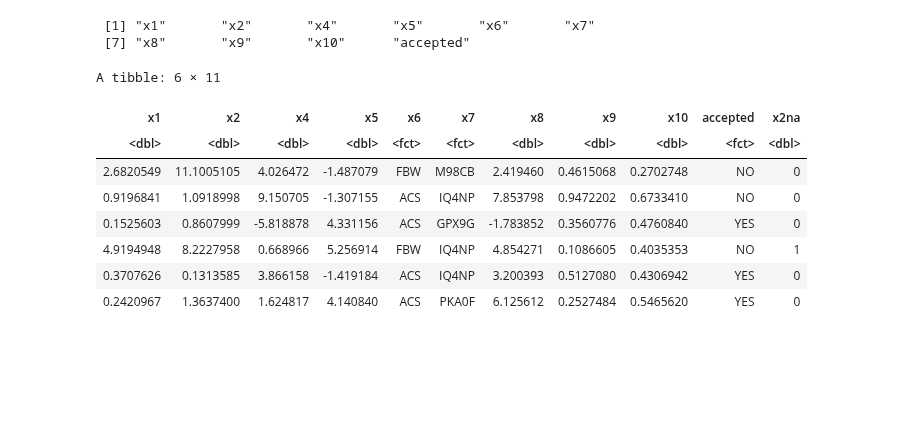
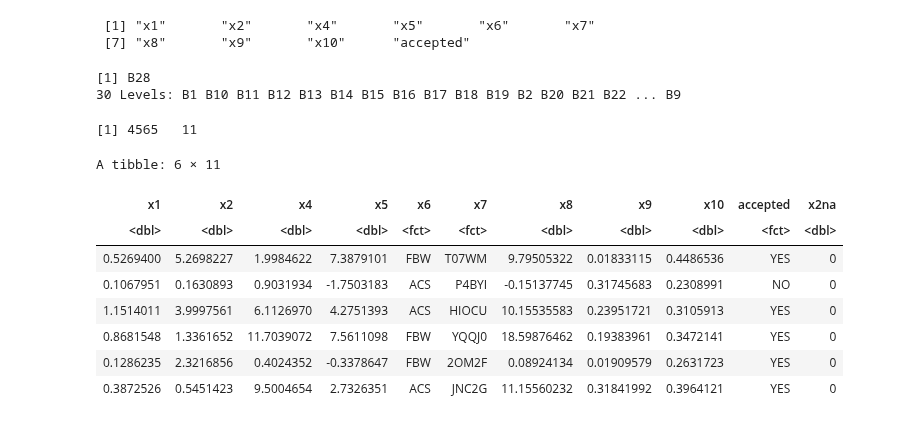
Before and after one commit to eepgwde/pyeg0, a Jupyter notebook: caret/classr1/smava02.ipynb, the cells around one changed output. Drawn from its saved outputs; the diff is of its cells as text; code cells hidden in the pictures; blank space fills up the shorter version.

```diff
--- a/caret/classr1/smava02.ipynb
+++ b/caret/classr1/smava02.ipynb
@@ -99,0 +109,9 @@ colnames(train)
+# %%
+## Random choose a bank to look at
+fidx <- function(N0, n=3) sample(1:N0, n, replace = FALSE)
+
+t <- smava1$banks
+tag <- t[fidx(length(t))]
+tag <- tag[1:1]
+tag
+colnames(train)
@@ -107,26 +132,33 @@ cols
  [1] "x1"       "x2"       "x4"       "x5"       "x6"       "x7"
  [7] "x8"       "x9"       "x10"      "accepted"
 # %%
-train1 <- train[ train$bank == tag, cols]
+tag
+outcomes <- train[ train$bank %in% tag, "accepted"]
+
+train1 <- train[ train$bank %in% tag, cols]
 
 train1$x2na <- 0
 train1[is.na(train1$x2), "x2na"] <- 1
 
 v0 <- train1[train1$x2 & train1$x2na == 0, "x2"]
 v0 <- mean(v0[["x2"]])
 
 train1[is.na(train1$x2), "x2"] <- v0
 
+dim(train1)
 head(train1)
 
 # test1[ is.na(test1$x2), "x2" ] <- smava0$x2impute
 # %% [output]
-A tibble: 6 × 11
+[1] B28
+30 Levels: B1 B10 B11 B12 B13 B14 B15 B16 B17 B18 B19 B2 B20 B21 B22 ... B9
+[1] 4565   11
+A tibble: 6 × 11
 | x1 | x2 | x4 | x5 | x6 | x7 | x8 | x9 | x10 | accepted | x2na |
 | <dbl> | <dbl> | <dbl> | <dbl> | <fct> | <fct> | <dbl> | <dbl> | <dbl> | <fct> | <dbl> |
-| 2.6820549 | 11.1005105 | 4.026472 | -1.487079 | FBW | M98CB | 2.419460 | 0.4615068 | 0.2702748 | NO | 0 |
-| 0.9196841 | 1.0918998 | 9.150705 | -1.307155 | ACS | IQ4NP | 7.853798 | 0.9472202 | 0.6733410 | NO | 0 |
-| 0.1525603 | 0.8607999 | -5.818878 | 4.331156 | ACS | GPX9G | -1.783852 | 0.3560776 | 0.4760840 | YES | 0 |
-| 4.9194948 | 8.2227958 | 0.668966 | 5.256914 | FBW | IQ4NP | 4.854271 | 0.1086605 | 0.4035353 | NO | 1 |
-| 0.3707626 | 0.1313585 | 3.866158 | -1.419184 | ACS | IQ4NP | 3.200393 | 0.5127080 | 0.4306942 | YES | 0 |
-| 0.2420967 | 1.3637400 | 1.624817 | 4.140840 | ACS | PKA0F | 6.125612 | 0.2527484 | 0.5465620 | YES | 0 |
+| 0.5269400 | 5.2698227 | 1.9984622 | 7.3879101 | FBW | T07WM | 9.79505322 | 0.01833115 | 0.4486536 | YES | 0 |
+| 0.1067951 | 0.1630893 | 0.9031934 | -1.7503183 | ACS | P4BYI | -0.15137745 | 0.31745683 | 0.2308991 | NO | 0 |
+| 1.1514011 | 3.9997561 | 6.1126970 | 4.2751393 | ACS | HIOCU | 10.15535583 | 0.23951721 | 0.3105913 | YES | 0 |
+| 0.8681548 | 1.3361652 | 11.7039072 | 7.5611098 | FBW | YQQJ0 | 18.59876462 | 0.19383961 | 0.3472141 | YES | 0 |
+| 0.1286235 | 2.3216856 | 0.4024352 | -0.3378647 | FBW | 2OM2F | 0.08924134 | 0.01909579 | 0.2631723 | YES | 0 |
+| 0.3872526 | 0.5451423 | 9.5004654 | 2.7326351 | ACS | JNC2G | 11.15560232 | 0.31841992 | 0.3964121 | YES | 0 |
```
Also changed, not shown: parts of 43 cells of this notebook.
